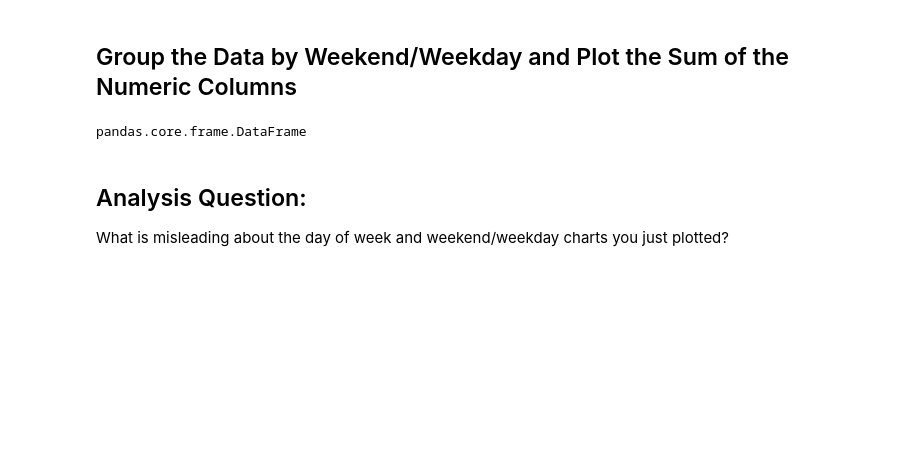
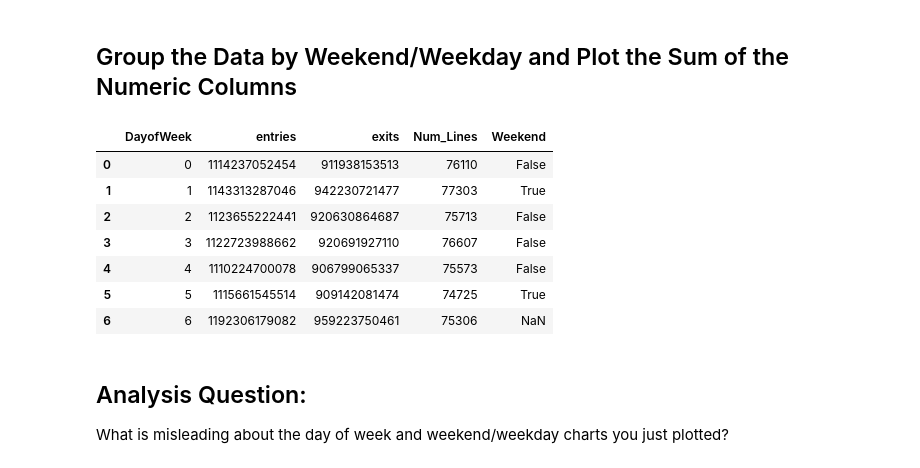
Before and after one commit to quannguyen234/dsc-pandas-series-and-dataframes-lab-nyc-ds-082619, a Jupyter notebook: index.ipynb, the cells around one changed output. Saved outputs shown, nothing was run; the diff lists cells and outputs as text; code cells hidden in the pictures; blank space fills up the shorter version.

```diff
--- a/index.ipynb
+++ b/index.ipynb
@@ -147,9 +147,17 @@ grouped
 ## Group the Data by Weekend/Weekday and Plot the Sum of the Numeric Columns
 # %%
 grouped = grouped.reset_index()
-grouped['Weekend'] = grouped['DayofWeek'].map({0:False,1:False,2:False,3:False,4:False,5:True,1:False})
+grouped['Weekend'] = grouped['DayofWeek'].map({0:False,1:False,2:False,3:False,4:False,5:True,1:True})
+grouped
 # %% [output]
-pandas.core.frame.DataFrame
+|  | DayofWeek | entries | exits | Num_Lines | Weekend |
+| 0 | 0 | 1114237052454 | 911938153513 | 76110 | False |
+| 1 | 1 | 1143313287046 | 942230721477 | 77303 | True |
+| 2 | 2 | 1123655222441 | 920630864687 | 75713 | False |
+| 3 | 3 | 1122723988662 | 920691927110 | 76607 | False |
+| 4 | 4 | 1110224700078 | 906799065337 | 75573 | False |
+| 5 | 5 | 1115661545514 | 909142081474 | 74725 | True |
+| 6 | 6 | 1192306179082 | 959223750461 | 75306 | NaN |
 # %% [markdown]
 ## Analysis Question:
 
```
